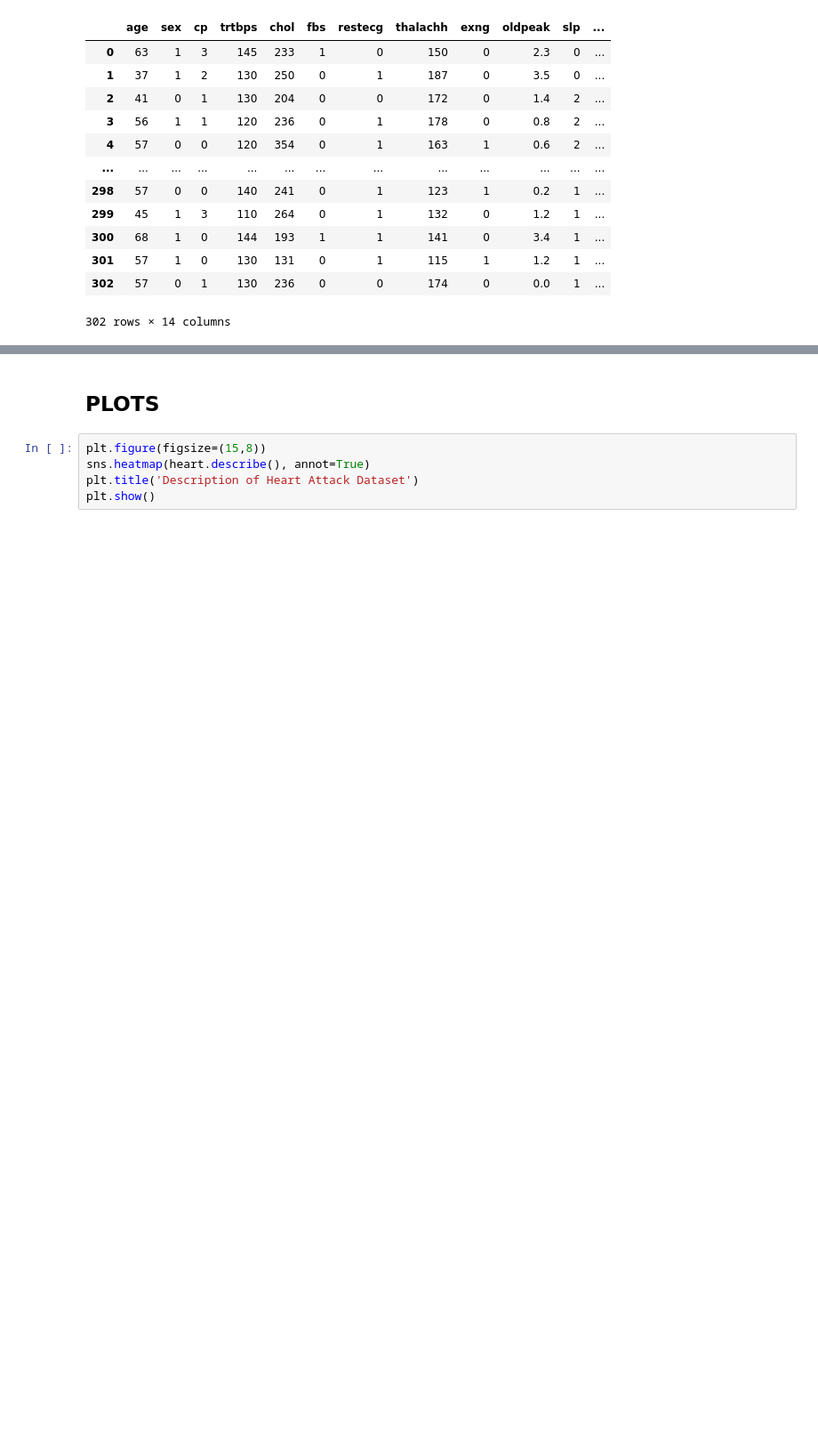
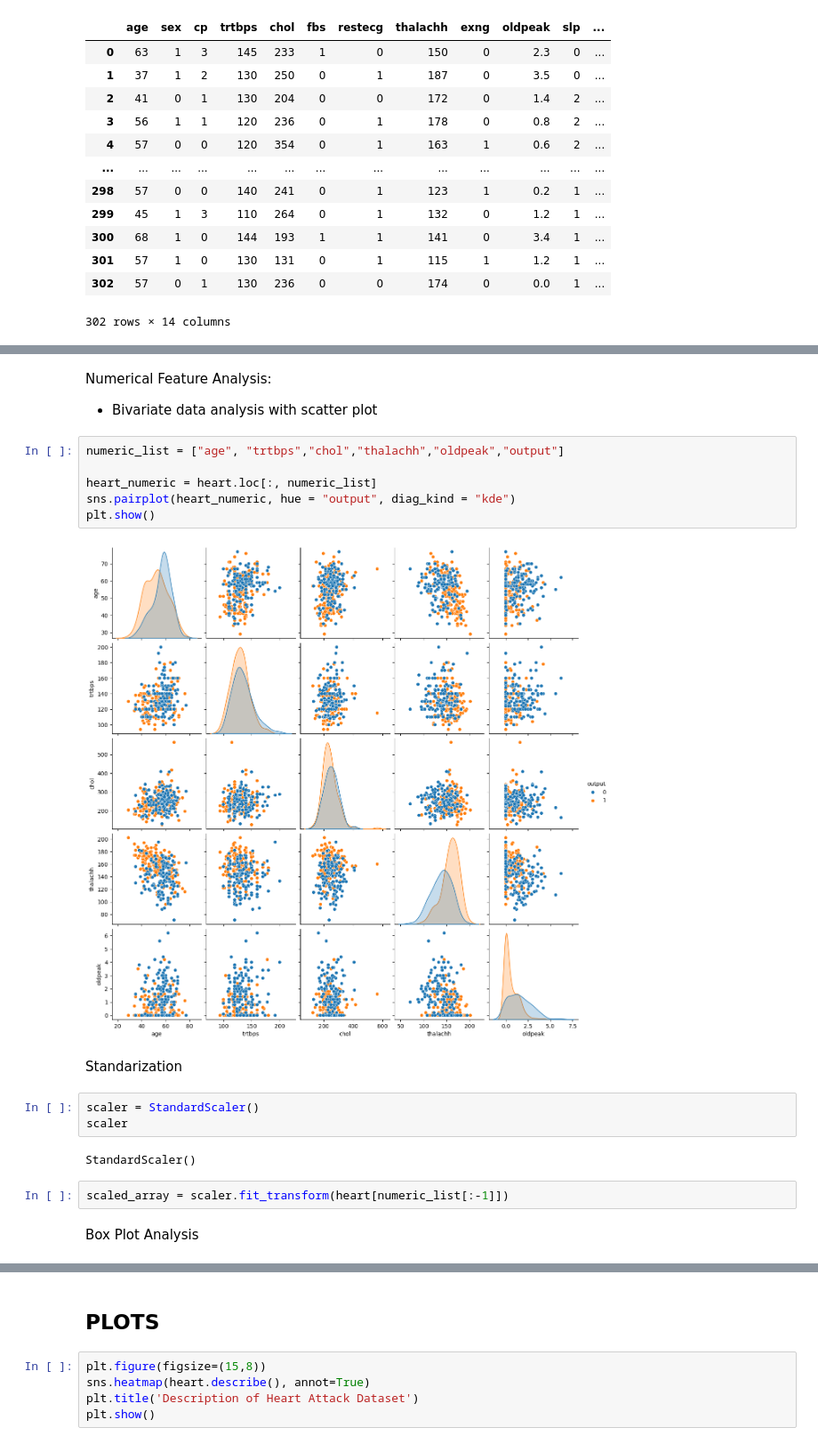
Before and after one commit to pablots98/Python, a Jupyter notebook: Data_Science/Heart Attack Analysis & Prediction Dataset/Data.ipynb, the cells around one changed output, grey strips where cells are left out. Shown at 89% size. Saved outputs shown, nothing was run; the diff lists cells and outputs as text; blank space fills up the shorter version.

```diff
--- a/Data_Science/Heart Attack Analysis & Prediction Dataset/Data.ipynb
+++ b/Data_Science/Heart Attack Analysis & Prediction Dataset/Data.ipynb
@@ -113,0 +162,22 @@ heart.drop_duplicates()
+# %% [markdown]
+Numerical Feature Analysis:
+- Bivariate data analysis with scatter plot
+# %%
+numeric_list = ["age", "trtbps","chol","thalachh","oldpeak","output"]
+
+heart_numeric = heart.loc[:, numeric_list]
+sns.pairplot(heart_numeric, hue = "output", diag_kind = "kde")
+plt.show()
+# %% [output]
+[figure, added]
+# %% [markdown]
+Standarization
+# %%
+scaler = StandardScaler()
+scaler
+# %% [output]
+StandardScaler()
+# %%
+scaled_array = scaler.fit_transform(heart[numeric_list[:-1]])
+# %% [markdown]
+Box Plot Analysis
```
Also changed, not shown: parts of 44 cells of this notebook.
